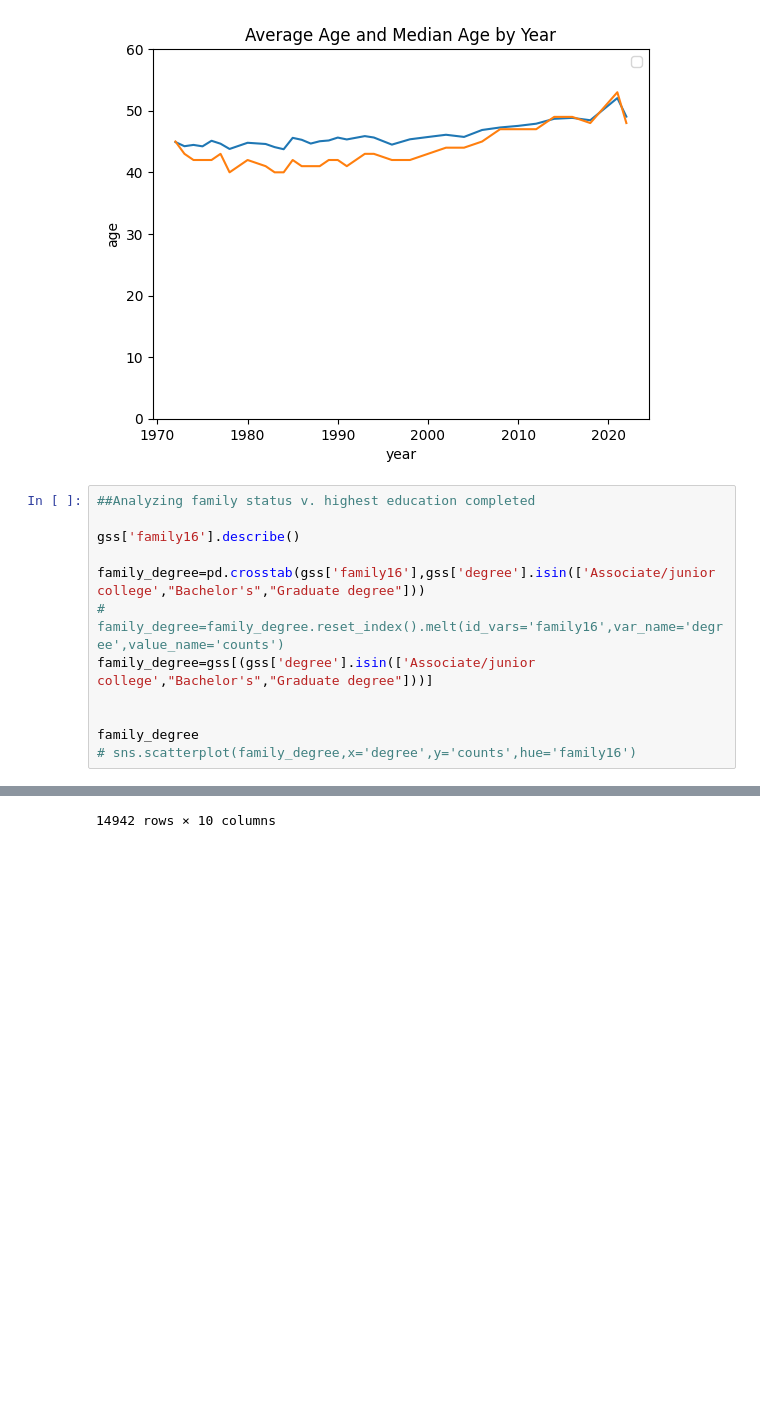
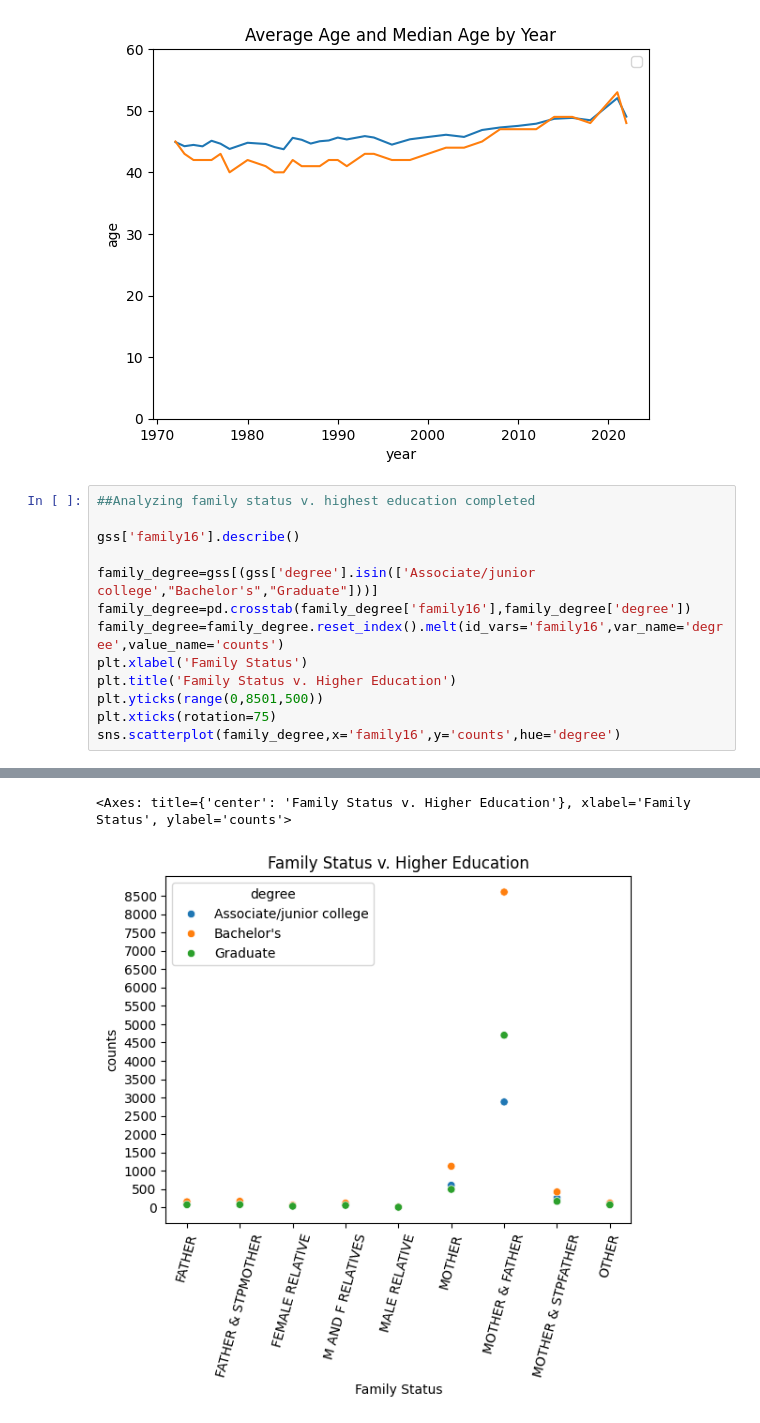
Before and after one commit to jac7az/EDA, a Jupyter notebook: lab/gss.ipynb, the cells around one changed output, grey strips where cells are left out. Cells and saved outputs as stored; diff of their text form; blank space fills up the shorter version.

```diff
--- a/lab/gss.ipynb
+++ b/lab/gss.ipynb
@@ -87,11 +87,12 @@ dtype: float64
 
 gss['family16'].describe()
 
-family_degree=pd.crosstab(gss['family16'],gss['degree'].isin(['Associate/junior college',"Bachelor's","Graduate degree"]))
-# family_degree=family_degree.reset_index().melt(id_vars='family16',var_name='degree',value_name='counts')
-family_degree=gss[(gss['degree'].isin(['Associate/junior college',"Bachelor's","Graduate degree"]))]
-
-
-family_degree
-# sns.scatterplot(family_degree,x='degree',y='counts',hue='family16')
+family_degree=gss[(gss['degree'].isin(['Associate/junior college',"Bachelor's","Graduate"]))]
+family_degree=pd.crosstab(family_degree['family16'],family_degree['degree'])
+family_degree=family_degree.reset_index().melt(id_vars='family16',var_name='degree',value_name='counts')
+plt.xlabel('Family Status')
+plt.title('Family Status v. Higher Education')
+plt.yticks(range(0,8501,500))
+plt.xticks(rotation=75)
+sns.scatterplot(family_degree,x='family16',y='counts',hue='degree')
 # %% [output]
@@ -110 +99,2 @@ family_degree
-14942 rows × 10 columns
+<Axes: title={'center': 'Family Status v. Higher Education'}, xlabel='Family Status', ylabel='counts'>
+[figure, added]
```
Also changed, not shown: parts of 1 cell of this notebook.
